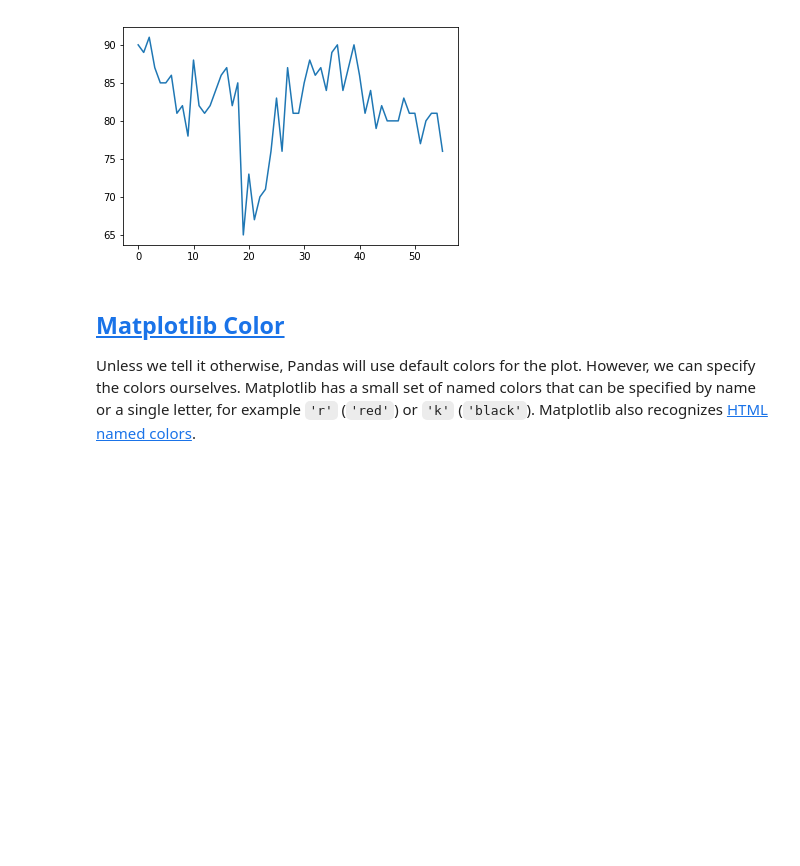
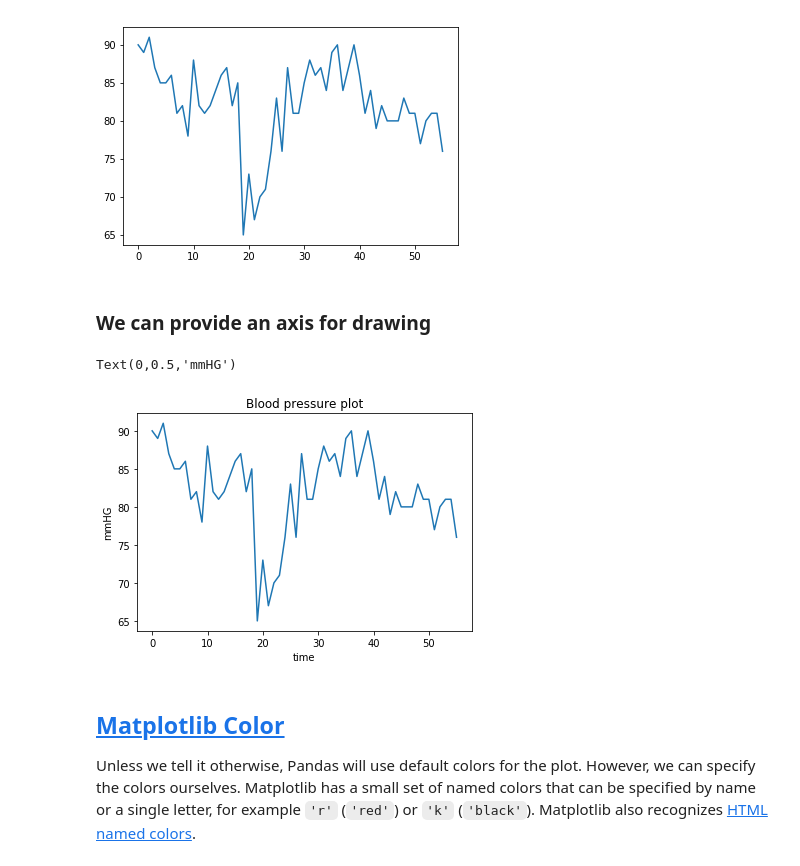
Before and after one commit to UUDeCART/decart_boot_camp_2_2018, a Jupyter notebook: visualizing_numeric_data.ipynb, the cells around one changed output. Saved outputs shown, nothing was run; the diff lists cells and outputs as text; code cells hidden in the pictures; blank space fills up the shorter version.

```diff
--- a/visualizing_numeric_data.ipynb
+++ b/visualizing_numeric_data.ipynb
@@ -105,6 +105,16 @@ hr["heart rate"].plot()
 # %% [output]
 <matplotlib.axes._subplots.AxesSubplot at 0x...>
 [figure]
+# %% [markdown]
+### We can provide an axis for drawing
+# %%
+fig, ax = plt.subplots()
+hr["heart rate"].plot(title="Blood pressure plot", ax=ax)
+ax.set_xlabel("time")
+ax.set_ylabel("mmHG")
+# %% [output]
+Text(0,0.5,'mmHG')
+[figure, added]
 # %% [markdown]
 ## [Matplotlib Color](http://matplotlib.org/api/colors_api.html)
 
```
Also changed, not shown: parts of 5 cells of this notebook, 51 other files.
